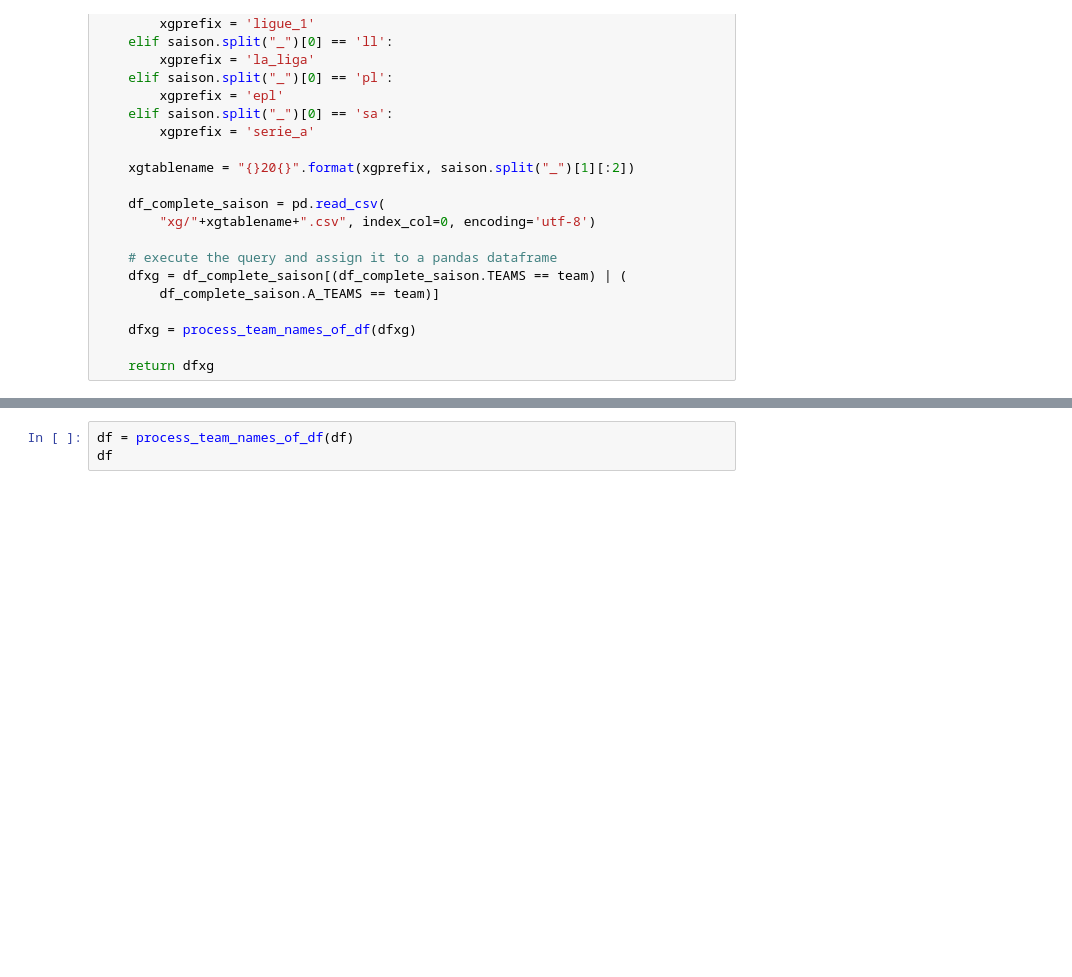
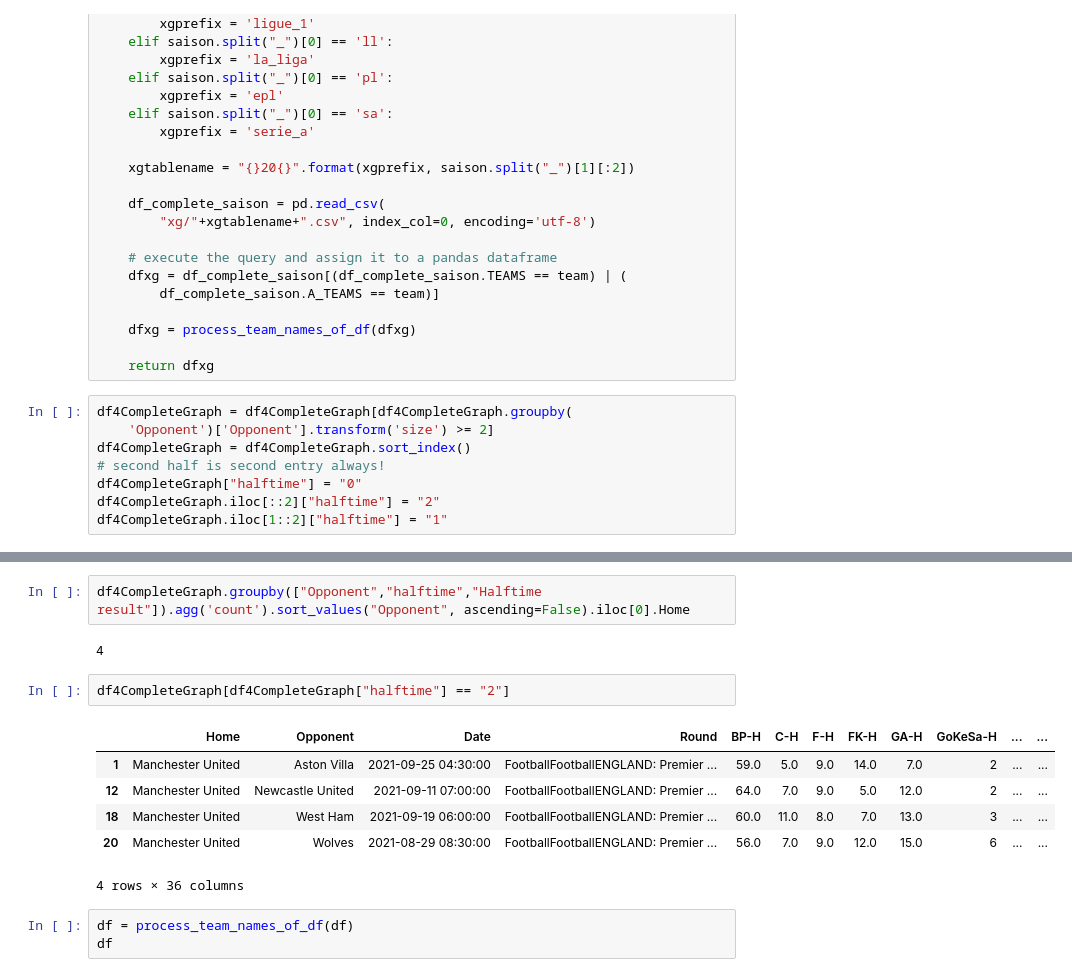
Before and after one commit to mgebele/football_stats, a Jupyter notebook: football_live.ipynb, the cells around one changed output, grey strips where cells are left out. Drawn from its saved outputs; the diff is of its cells as text; blank space fills up the shorter version.

```diff
--- a/football_live.ipynb
+++ b/football_live.ipynb
@@ -448,3 +453,11 @@ def load_xg_gamestats_sql(saison, team):
     dfxg = process_team_names_of_df(dfxg)
 
     return dfxg
+# %%
+df4CompleteGraph = df4CompleteGraph[df4CompleteGraph.groupby(
+    'Opponent')['Opponent'].transform('size') >= 2]
+df4CompleteGraph = df4CompleteGraph.sort_index()
+# second half is second entry always!
+df4CompleteGraph["halftime"] = "0"
+df4CompleteGraph.iloc[::2]["halftime"] = "2"
+df4CompleteGraph.iloc[1::2]["halftime"] = "1"
@@ -451,3 +473,16 @@ def load_xg_gamestats_sql(saison, team):
+# %%
+df4CompleteGraph.groupby(["Opponent","halftime","Halftime result"]).agg('count').sort_values("Opponent", ascending=False).iloc[0].Home
+# %% [output]
+4
+# %%
+df4CompleteGraph[df4CompleteGraph["halftime"] == "2"]
+# %% [output]
+|  | Home | Opponent | Date | Round | BP-H | C-H | F-H | FK-H | GA-H | GoKeSa-H | ... | ... |
+| 1 | Manchester United | Aston Villa | 2021-09-25 04:30:00 | FootballFootballENGLAND: Premier ... | 59.0 | 5.0 | 9.0 | 14.0 | 7.0 | 2 | ... | ... |
+| 12 | Manchester United | Newcastle United | 2021-09-11 07:00:00 | FootballFootballENGLAND: Premier ... | 64.0 | 7.0 | 9.0 | 5.0 | 12.0 | 2 | ... | ... |
+| 18 | Manchester United | West Ham | 2021-09-19 06:00:00 | FootballFootballENGLAND: Premier ... | 60.0 | 11.0 | 8.0 | 7.0 | 13.0 | 3 | ... | ... |
+| 20 | Manchester United | Wolves | 2021-08-29 08:30:00 | FootballFootballENGLAND: Premier ... | 56.0 | 7.0 | 9.0 | 12.0 | 15.0 | 6 | ... | ... |
+4 rows × 36 columns
 # %%
 df = process_team_names_of_df(df)
 df
```
Also changed, not shown: parts of 7 cells of this notebook, 1 other file.
